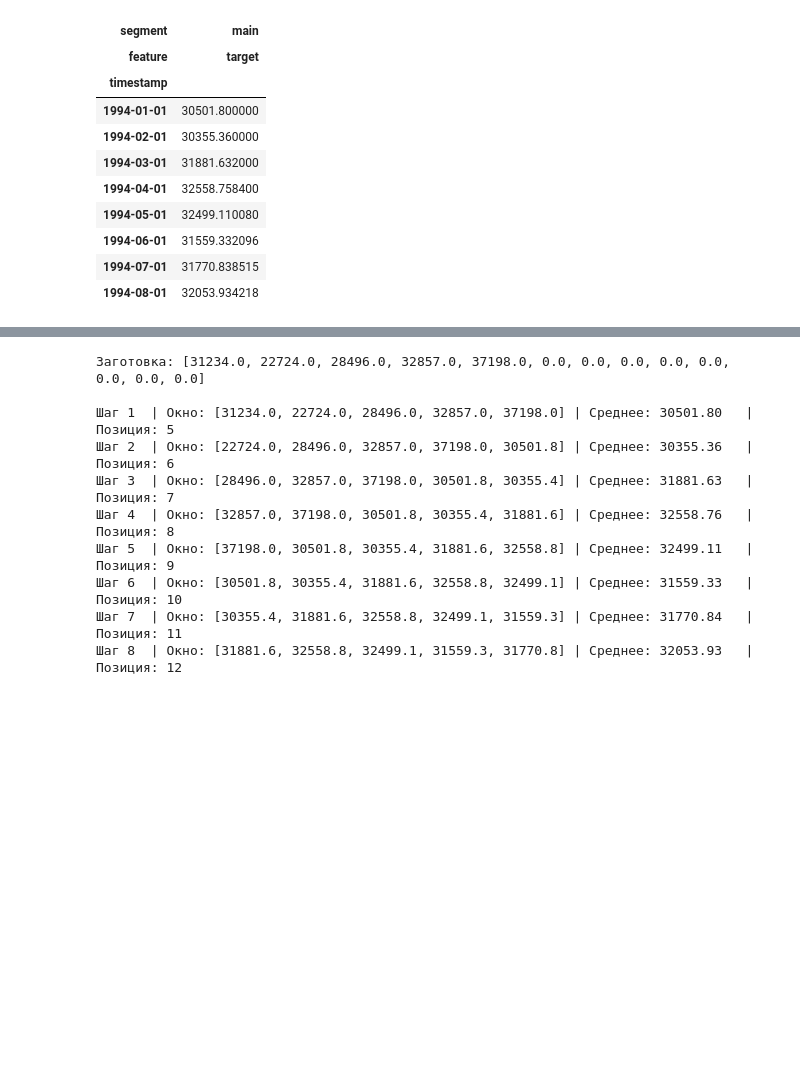
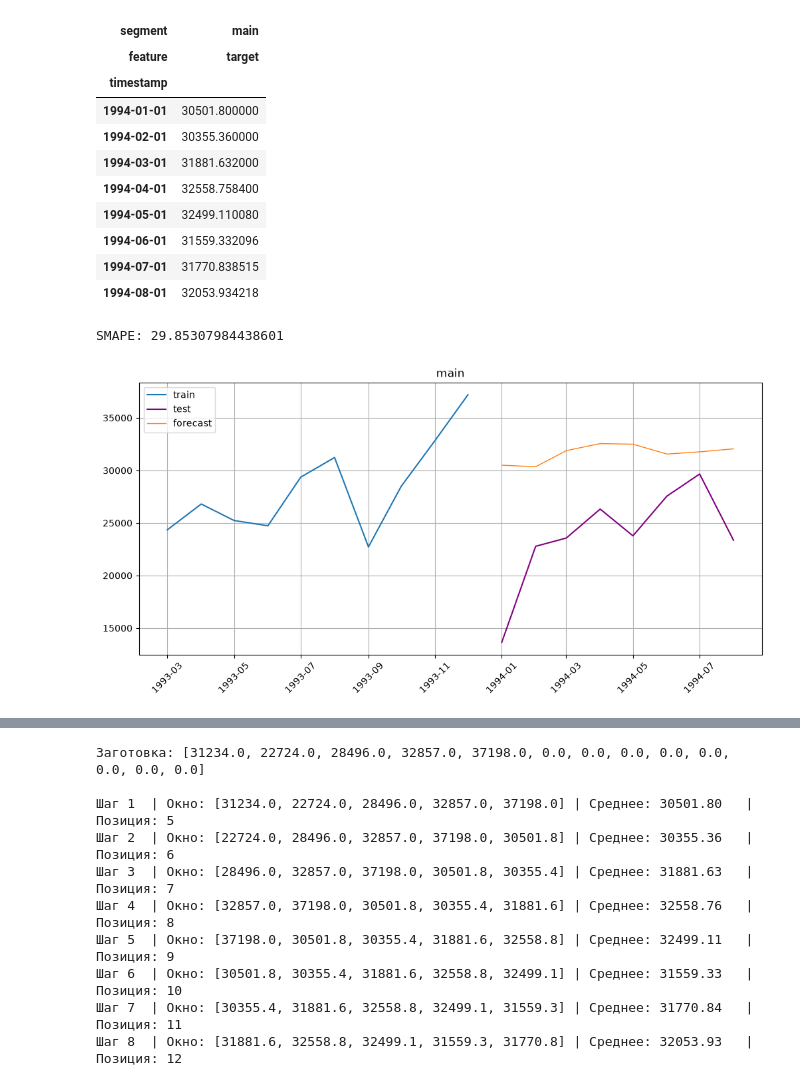
Before and after one commit to skv-analyst/study-data-analytics, a Jupyter notebook: 05-etna/002-MovingAverageModel.ipynb, the cells around one changed output, grey strips where cells are left out. Cells and saved outputs as stored; diff of their text form; code cells hidden in the pictures; blank space fills up the shorter version.

```diff
--- a/05-etna/002-MovingAverageModel.ipynb
+++ b/05-etna/002-MovingAverageModel.ipynb
@@ -24,8 +13,9 @@ from etna.analysis import  plot_forecast
 # %% [markdown]
 ## Один временной ряд
 # %%
-HORIZONT = 8
+HORIZON = 8
 model = MovingAverageModel(window=5)
+smape = SMAPE()
 # %%
 ts = load_dataset(name="australian_wine_sales_monthly")
 
@@ -41,7 +31,7 @@ model.fit(train_ts)
 
 future_ts = train_ts.make_future(
     # Горизонт прогноза: сколько пустых строк (NaN) создать в будущем
-    future_steps=HORIZONT,
+    future_steps=HORIZON,
     # Контекст: сколько последних строк из истории взять для контекста модели
     tail_steps=model.context_size
 )
@@ -50,7 +40,7 @@ forecast_ts = model.forecast(
     # Датасет, содержащий историю (контекст) и пустые строки (NaN) под будущее
     ts=future_ts,
     # Размер горизонта: сколько строк с конца таблицы нужно заполнить прогнозом
-    prediction_size=HORIZONT
+    prediction_size=HORIZON
 )
 
 forecast_ts
@@ -66,3 +56,17 @@ forecast_ts
 | 1994-06-01 | 31559.332096 |
 | 1994-07-01 | 31770.838515 |
 | 1994-08-01 | 32053.934218 |
+# %%
+smape_result = smape(y_true=test_ts, y_pred=forecast_ts)
+print(f"SMAPE: {smape_result['main']}")
+# %% [output]
+SMAPE: 29.85307984438601
+# %%
+plot_forecast(
+    train_ts=train_ts,
+    test_ts=test_ts,
+    forecast_ts=forecast_ts,
+    n_train_samples=10
+)
+# %% [output]
+[figure, added]
```
Also changed, not shown: parts of 7 cells of this notebook, 7 other files.
